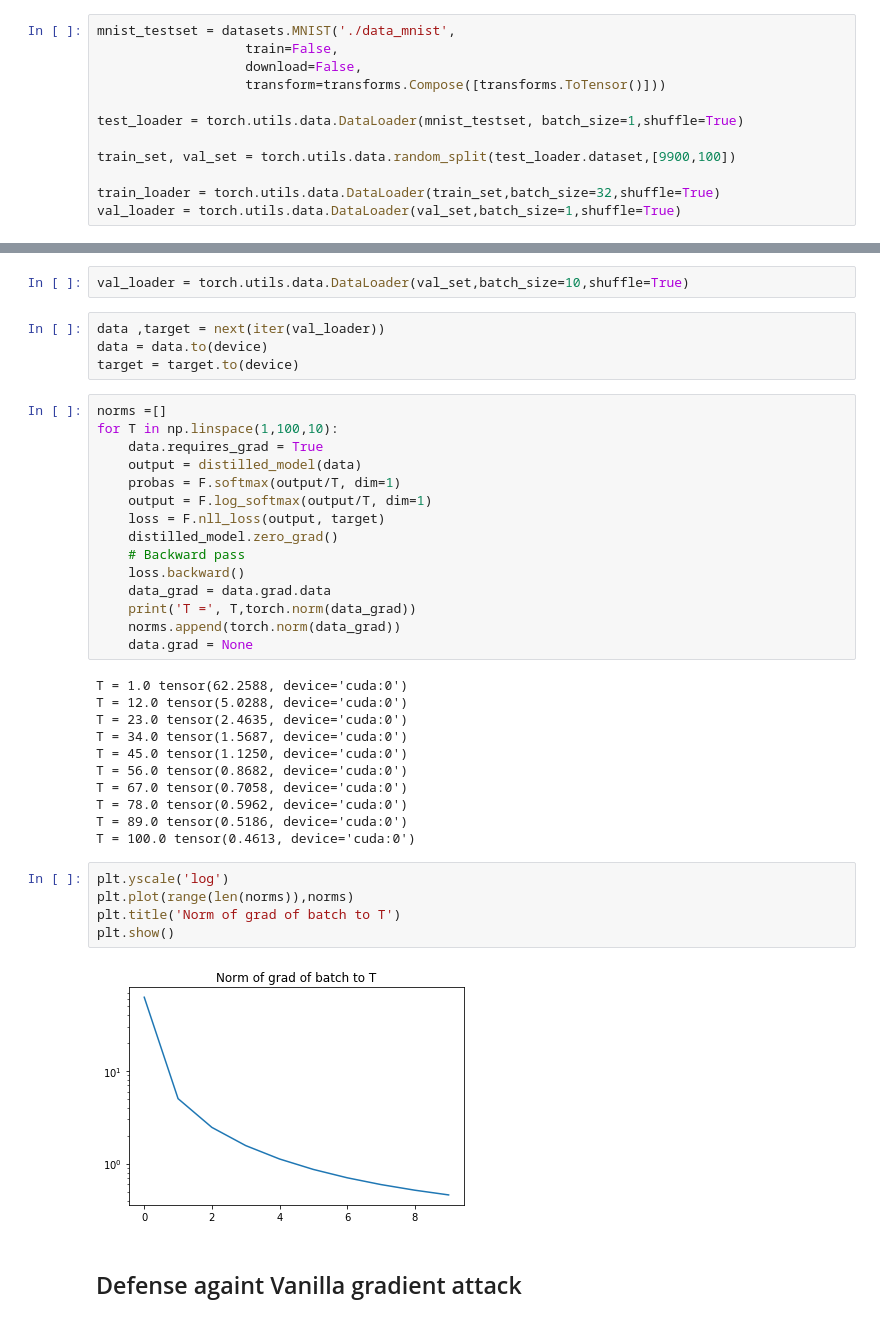
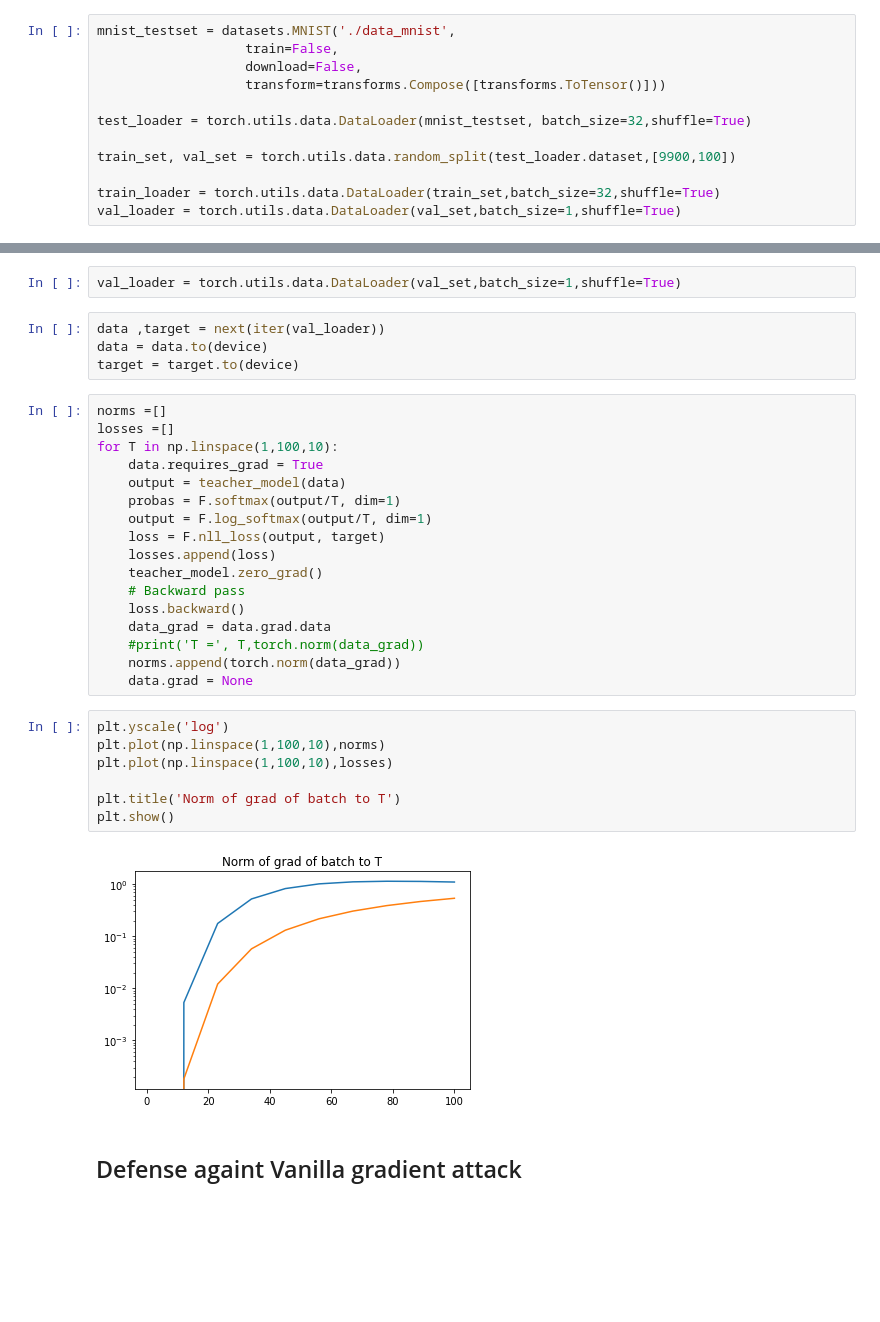
Before and after one commit to AmineDiro/Adversarial-Attacks, a Jupyter notebook: Distilled NN Defense.ipynb, the cells around one changed output, grey strips where cells are left out. Cells and saved outputs as stored; diff of their text form; blank space fills up the shorter version.

```diff
--- a/Distilled NN Defense.ipynb
+++ b/Distilled NN Defense.ipynb
@@ -38,7 +38,7 @@ mnist_testset = datasets.MNIST('./data_mnist',
                    download=False,
                    transform=transforms.Compose([transforms.ToTensor()]))
 
-test_loader = torch.utils.data.DataLoader(mnist_testset, batch_size=1,shuffle=True)
+test_loader = torch.utils.data.DataLoader(mnist_testset, batch_size=32,shuffle=True)
 
 train_set, val_set = torch.utils.data.random_split(test_loader.dataset,[9900,100])
 
@@ -113,44 +113,37 @@ This is a strategy where we train the model to output probabilities of different
 * Model distillation is a technique that learns a secondary model to mimic what a primary model has learned, by training on the primary model’s “soft” probability outputs, rather than the “hard” (0/1) true label.
 * the secondary model is trained in a way that pushes it to produce a more even distribution over outputs, rather than one very confident value and many other vary small ones.
 # %%
-val_loader = torch.utils.data.DataLoader(val_set,batch_size=10,shuffle=True)
+val_loader = torch.utils.data.DataLoader(val_set,batch_size=1,shuffle=True)
 # %%
 data ,target = next(iter(val_loader))
 data = data.to(device)
 target = target.to(device)
 # %%
 norms =[]
+losses =[]
 for T in np.linspace(1,100,10):
     data.requires_grad = True
-    output = distilled_model(data)
+    output = teacher_model(data)
     probas = F.softmax(output/T, dim=1)
     output = F.log_softmax(output/T, dim=1)
     loss = F.nll_loss(output, target)
-    distilled_model.zero_grad()
+    losses.append(loss)
+    teacher_model.zero_grad()
     # Backward pass
     loss.backward()
     data_grad = data.grad.data
-    print('T =', T,torch.norm(data_grad))
+    #print('T =', T,torch.norm(data_grad))
     norms.append(torch.norm(data_grad))
     data.grad = None
-# %% [output]
-T = 1.0 tensor(62.2588, device='cuda:0')
-T = 12.0 tensor(5.0288, device='cuda:0')
-T = 23.0 tensor(2.4635, device='cuda:0')
-T = 34.0 tensor(1.5687, device='cuda:0')
-T = 45.0 tensor(1.1250, device='cuda:0')
-T = 56.0 tensor(0.8682, device='cuda:0')
-T = 67.0 tensor(0.7058, device='cuda:0')
-T = 78.0 tensor(0.5962, device='cuda:0')
-T = 89.0 tensor(0.5186, device='cuda:0')
-T = 100.0 tensor(0.4613, device='cuda:0')
 # %%
 plt.yscale('log')
-plt.plot(range(len(norms)),norms)
+plt.plot(np.linspace(1,100,10),norms)
+plt.plot(np.linspace(1,100,10),losses)
+
 plt.title('Norm of grad of batch to T')
 plt.show()
 # %% [output]
-[figure, old version]
+[figure, new version]
 # %% [markdown]
 ## Defense againt Vanilla gradient attack
 # %%
```
Also changed, not shown: parts of 15 cells of this notebook, 8 other files.
